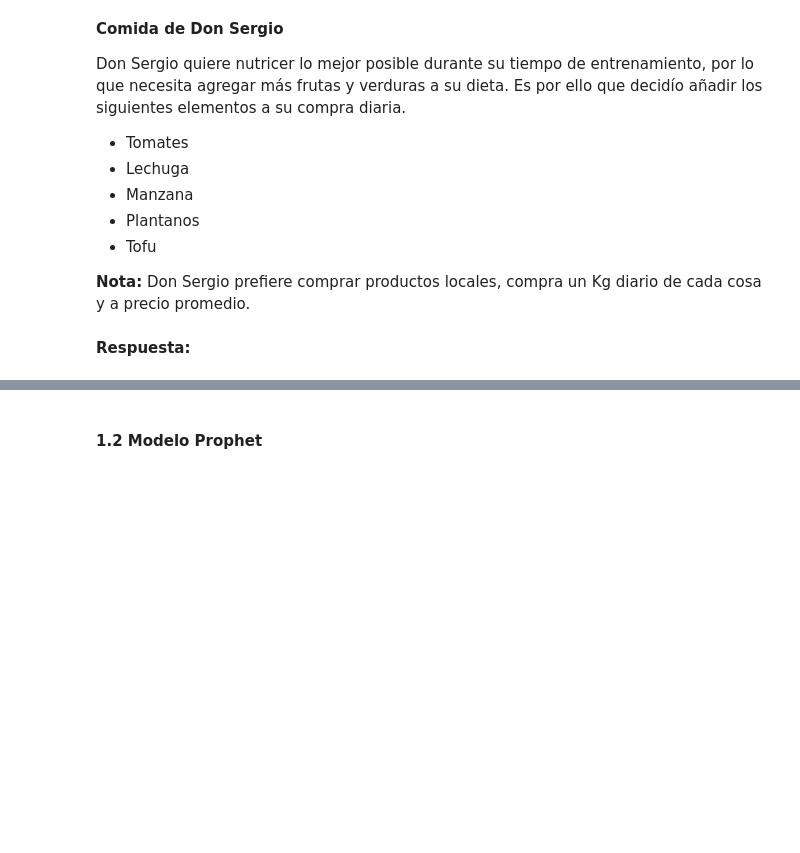
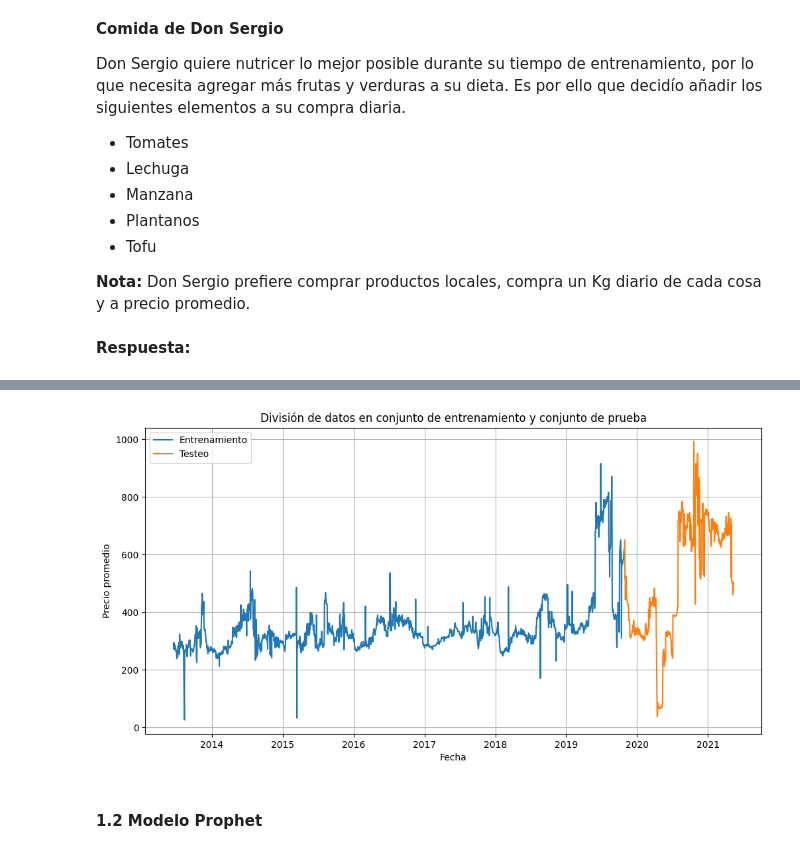
Before and after one commit to BenjaminAnguloCaro/MDS7202, a Jupyter notebook: enunciado_lab8.ipynb, the cells around one changed output, grey strips where cells are left out. Cells and saved outputs as stored; diff of their text form; code cells hidden in the pictures; blank space fills up the shorter version.

```diff
--- a/enunciado_lab8.ipynb
+++ b/enunciado_lab8.ipynb
@@ -151,3 +257,20 @@ from statsmodels.tsa.seasonal import seasonal_decompose
+# %%
+# Realizar Hold Out de 70/30
+split_index = int(len(serie_tiempo) * 0.8)
+train = serie_tiempo.iloc[:split_index]
+test = serie_tiempo.iloc[split_index:]
+
+plt.figure(figsize=(12, 6))
+plt.plot(train, label='Entrenamiento')
+plt.plot(test, label='Testeo')
+plt.title('División de datos en conjunto de entrenamiento y conjunto de prueba')
+plt.xlabel('Fecha')
+plt.ylabel('Precio promedio')
+plt.legend(loc='best')
+plt.grid(True)
+plt.show()
+# %% [output]
+[figure, added]
 # %% [markdown]
 #### **1.2 Modelo Prophet**
 # %% [markdown]
```
Also changed, not shown: parts of 12 cells of this notebook.
